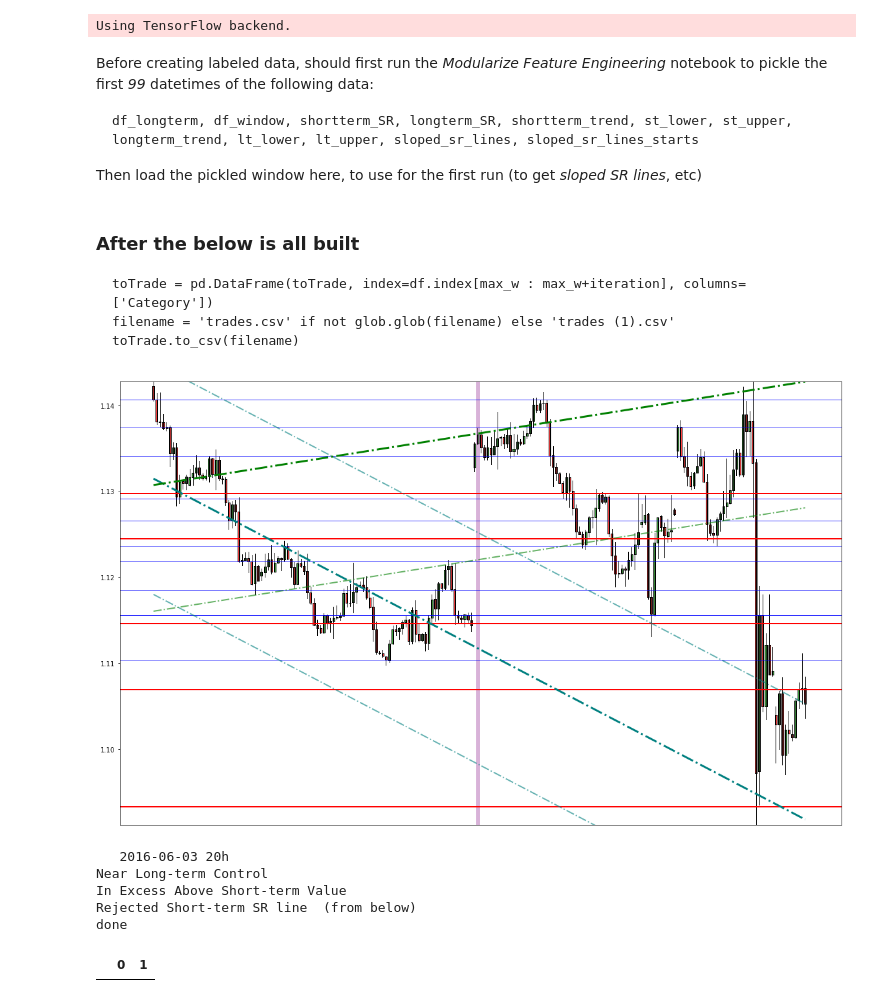
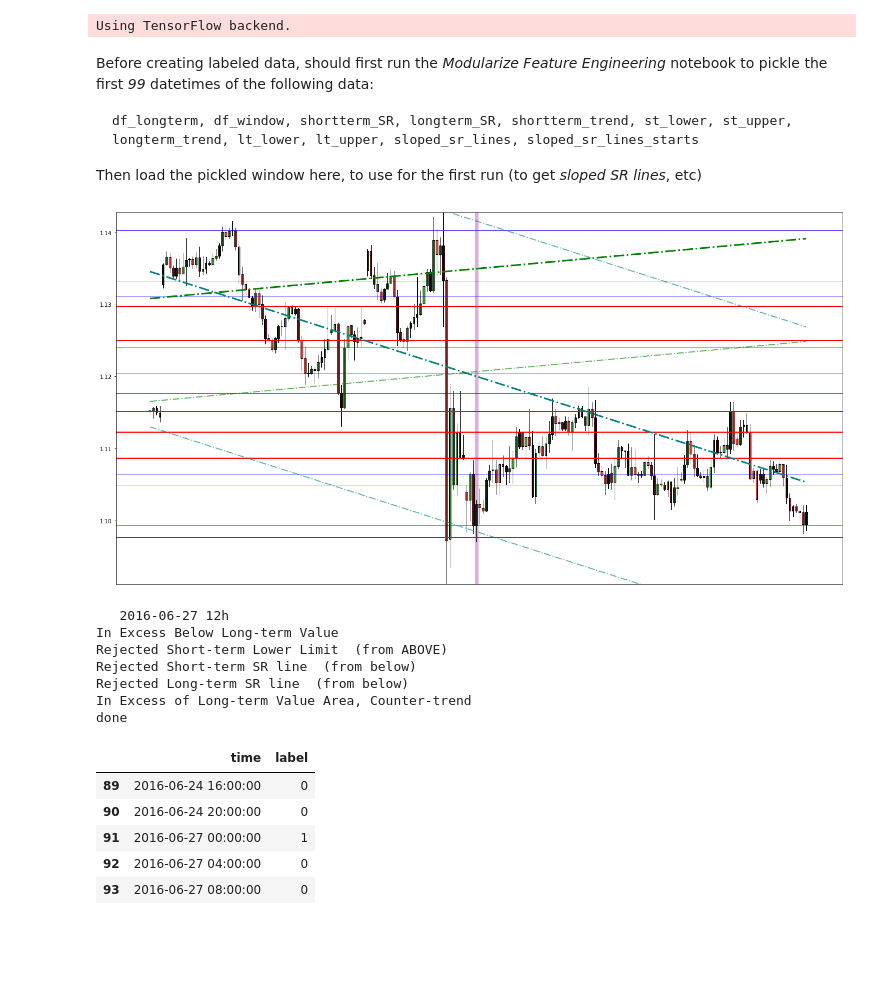
Before and after one commit to recorn007/trading-analysis, a Jupyter notebook: Labels, or Points to Trade On.ipynb, the cells around one changed output. Drawn from its saved outputs; the diff is of its cells as text; code cells hidden in the pictures; blank space fills up the shorter version.

Commit message:
Renamed csv tracking labels; incorporated contiuation to start df_longterm/df_window from last labeled datetime

````diff
--- a/Labels, or Points to Trade On.ipynb
+++ b/Labels, or Points to Trade On.ipynb
@@ -16,19 +16,22 @@ Using TensorFlow backend.
 df = pd.read_csv(r'dukascopy - EURUSD_Candlestick_4_Hour_BID_31.12.2015-30.12.2016.csv',
                  parse_dates=[0], index_col=0, date_parser=lambda d: pd.datetime.strptime(d[:13], '%d.%m.%Y %H'))
 df = df[(df.Open != df.High) & (df.Open != df.Low) & (df.Open != df.Close)]
-
-min_w_lt, min_w, max_w = (100, 550, 650)
-df_longterm = df.iloc[min_w_lt:max_w, :].copy()  # long term context
-df_window = df.iloc[min_w:max_w, :].copy()       # short term window
-toTrade = pd.DataFrame()
-iteration = 0
 cols = ['Candle Pattern', 'Same-sized Candle Trend Rejection', 'Engulfing Pattern', 'Immediate Trend Direction', 'Rejection',
         'Near Short-term Control', 'Near Long-term Control', 'In Excess Above Short-term Value', 'In Excess Below Short-term Value',
         'In Excess Above Long-term Value', 'In Excess Below Long-term Value', 'Rejected Short-term Control', 'Rejected Long-term Control',
         'Rejected Short-term Upper Limit', 'Rejected Short-term Lower Limit', 'Rejected Long-term Upper Limit', 'Rejected Long-term Lower Limit',
         'Near Short-term SR', 'Near Long-term SR', 'Near Sloped SR', 'Rejected Short-term SR line', 'Rejected Long-term SR line',
         'Rejected Sloped SR line', 'Long-term Trend Direction', 'In Excess of Long-term Value Area, Trend-following',
-        'In Excess of Long-term Value Area, Counter-trend', 'Rejected Fibo level 236', 'Rejected Fibo level 382', 'Rejected Fibo level 618']
+        'In Excess of Long-term Value Area, Counter-trend', 'Rejected Fibo level 236', 'Rejected Fibo level 382', 'Rejected Fibo level 618',
+        'Closed above previous (green)', 'Close below previous (red)']
+
+toTrade = pd.read_csv(r'trades labels.csv')                                          # If starting from last labeled datetime,
+min_w_lt, min_w, max_w = (100+len(toTrade), 550+len(toTrade), 650+len(toTrade))      # import with these lines
+#toTrade = pd.DataFrame(columns=['time', 'label'])                        # Else use these lines to start labeling from scratch
+#min_w_lt, min_w, max_w = (100, 550, 650)        # ie: with the starting points
+
+df_longterm = df.iloc[min_w_lt:max_w, :].copy()  # long term context
+df_window = df.iloc[min_w:max_w, :].copy()       # short term window
 for c in cols:
     df_window[c] = np.array(np.nan)
 # %% [markdown]
@@ -37,10 +40,3 @@ Before creating labeled data, should first run the *Modularize Feature Engineeri
 df_longterm, df_window, shortterm_SR, longterm_SR, shortterm_trend, st_lower, st_upper, longterm_trend, lt_lower, lt_upper, sloped_sr_lines, sloped_sr_lines_starts
 ```
 Then load the pickled window here, to use for the first run (to get _sloped SR lines_, etc)
-<br><br>
-### After the below is all built
-```
-toTrade = pd.DataFrame(toTrade, index=df.index[max_w : max_w+iteration], columns=['Category'])
-filename = 'trades.csv' if not glob.glob(filename) else 'trades (1).csv'
-toTrade.to_csv(filename)
-```
@@ -47,7 +47,7 @@ toTrade.to_csv(filename)
 # %%
 def plot_ticks(df_window, longterm_SR, shortterm_SR, longterm_trend, lt_lower, lt_upper, shortterm_trend, st_lower, st_upper, sloped_sr_lines, sloped_sr_lines_starts):
     clear_output()
-    plt.rcParams['figure.figsize'] = (20, 14)
+    plt.rcParams['figure.figsize'] = (24, 14)
     fig, ax = plt.subplots()
     plt.gca().get_xaxis().set_visible(False)
     fig.subplots_adjust(bottom=0.2)
@@ -87,28 +87,36 @@ def trade_input(time, iteration, toTrade):
             if i in [16, 17, 18, 19, 20, 21, 25, 26, 31, 32, 33]: print('  (from below)' if df_window.iloc[99, i] == 1 else '  (from ABOVE)')
             else: print('')
     trade = input()
-    toTrade = toTrade.append(pd.Series([time, trade]), ignore_index=True)
+    toTrade = toTrade.append(pd.DataFrame([[time, trade]], columns=['time', 'label']), ignore_index=True)
     iteration += 1
     return toTrade, iteration
 
 cat_map = {0: "No category", 1: "Hammer (body near high)", 2: "Inverted hammer (body near low)", 3: "Spinning top", 4: "Doji with close near high", 5: "Doji with close near low", 6: "Doji with close near middle", 7: "Marubozu", 8: "Hanging man", 9: "Shooting star"}
 params = {0: {'color': 'teal', 'linewidth': 3, 'alpha': 1}, 1: {'color': 'teal', 'linewidth': 2, 'alpha': 0.6}, 2: {'color': 'teal', 'linewidth': 2, 'alpha': 0.6}, 3: {'color': 'green', 'linewidth': 3, 'alpha': 1}, 4: {'color': 'green', 'linewidth': 2, 'alpha': 0.6}, 5: {'color': 'green', 'linewidth': 2, 'alpha': 0.6}}
+iteration = 0
 # %%
 warnings.simplefilter(action='ignore', category=DeprecationWarning)
 while True:
     df_longterm, df_window, shortterm_SR, longterm_SR, shortterm_trend, st_lower, st_upper, longterm_trend, lt_lower, lt_upper, sloped_sr_lines, sloped_sr_lines_starts \
         = new_datetime(df_longterm, df_window, df.iloc[max_w+iteration, :], pip_closeness_tol=0.0008)
     plot_ticks(df_window.append(df.iloc[max_w+iteration+1 : max_w+iteration+101, :4])[df_window.columns.tolist()], longterm_SR, shortterm_SR, longterm_trend.reindex(df_window.index, axis=0), lt_lower.reindex(df_window.index, axis=0), lt_upper.reindex(df_window.index, axis=0), shortterm_trend, st_lower, st_upper, sloped_sr_lines, sloped_sr_lines_starts)
     toTrade, iteration = trade_input(df_window.index[-1], iteration, toTrade)
     if toTrade.iloc[-1, 1] == 'done':
         toTrade = toTrade.drop(toTrade.index[-1])
         break
-toTrade.tail()
+toTrade.tail(3)
 # %% [output]
-[figure, old version]
+[figure, new version]
-   2016-06-03 20h
-Near Long-term Control
-In Excess Above Short-term Value
+   2016-06-27 12h
+In Excess Below Long-term Value
+Rejected Short-term Lower Limit  (from ABOVE)
 Rejected Short-term SR line  (from below)
+Rejected Long-term SR line  (from below)
+In Excess of Long-term Value Area, Counter-trend
 done
-|  | 0 | 1 |
+|  | time | label |
+| 89 | 2016-06-24 16:00:00 | 0 |
+| 90 | 2016-06-24 20:00:00 | 0 |
+| 91 | 2016-06-27 00:00:00 | 1 |
+| 92 | 2016-06-27 04:00:00 | 0 |
+| 93 | 2016-06-27 08:00:00 | 0 |
````
Also changed, not shown: parts of 2 cells of this notebook, 2 other files.
